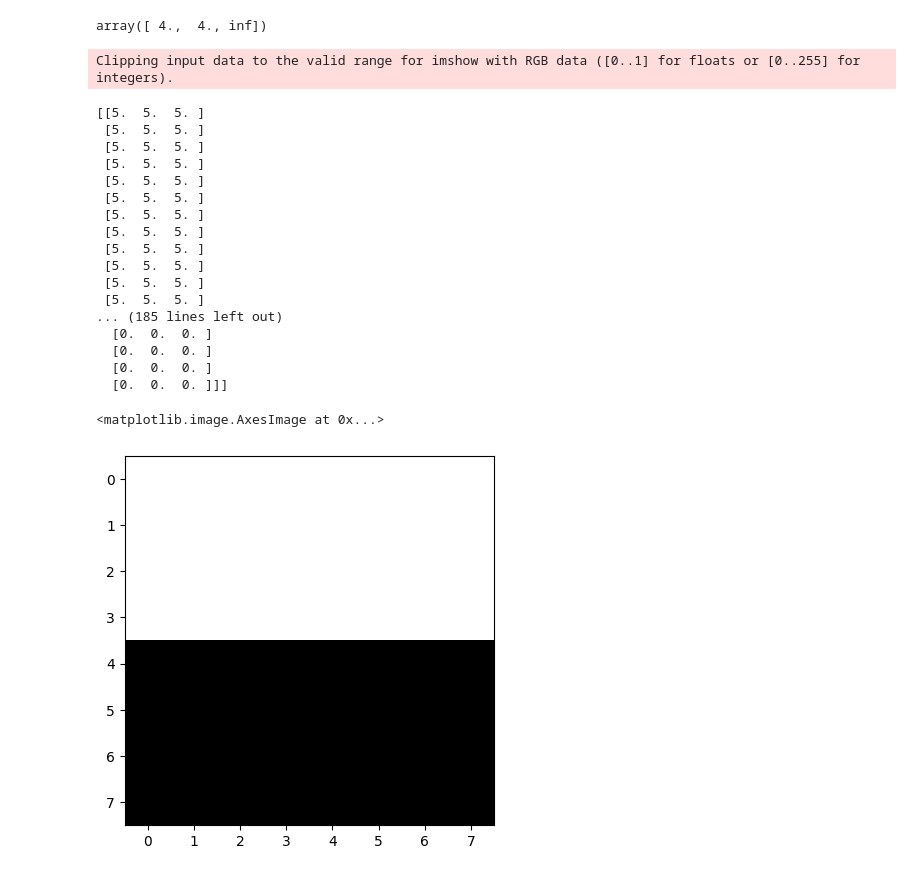
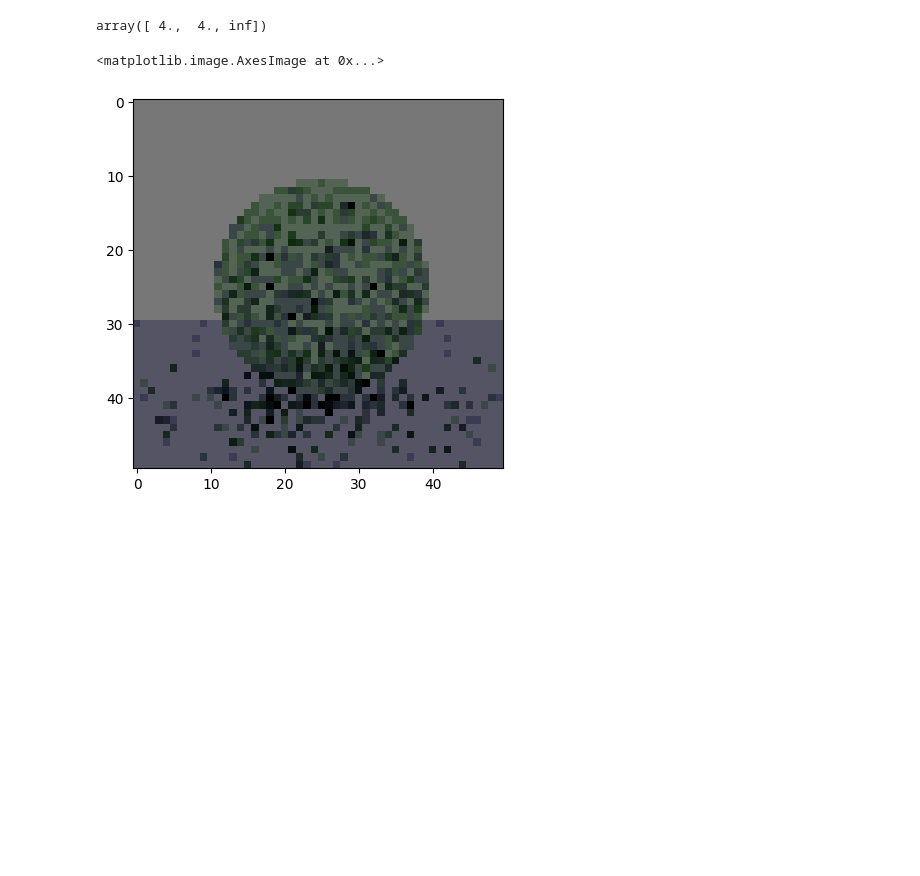
Before and after one commit to paul-pw/raytracing_python, a Jupyter notebook: ray_tracing.ipynb, the cells around one changed output. Drawn from its saved outputs; the diff is of its cells as text; code cells hidden in the pictures; blank space fills up the shorter version.

```diff
--- a/ray_tracing.ipynb
+++ b/ray_tracing.ipynb
@@ -435,12 +435,14 @@ class Camera:
     def __init__(self, imageSize: ImageSize) -> None:
         assert 0 < imageSize.width and 0 < imageSize.height, f"image cant have negative Dimestions, was {imageSize}"
         self.imageSize = imageSize
+        self.unitPerPixel = np.sqrt(
+            self.imageSize.width ** 2 + self.imageSize.height ** 2)
         self.sensorPosition = np.array([1, 0, 0])
         self.aperturePosition = np.array([0, 0, 0])
 
     def getRays(self) -> npt.NDArray[np.float64]:
-        x = np.linspace(-1, 1, self.imageSize.width)
-        y = np.linspace(-1, 1, self.imageSize.height)
+        x = (-self.imageSize.width/2 + np.arange(self.imageSize.width))/self.unitPerPixel
+        y = (-self.imageSize.height/2 + np.arange(self.imageSize.height))/self.unitPerPixel
         xx, yy = np.meshgrid(x, y)
         grid = np.array([np.zeros(xx.shape), xx, yy])
         # this is the sensor Plane
@@ -455,7 +457,7 @@ class Camera:
         return rays.transpose((1, 0, 2))
 
 
-rays = Camera(ImageSize(2, 2)).getRays()
+rays = Camera(ImageSize(8, 8)).getRays()
 print(rays)
 # %% [output]
 [[[ 0.          0.          0.        ]
@@ -511,14 +519,13 @@ class Circle(Object):
 
         # take the smallest t or 0 if t<0
         tn = np.minimum(t1,t2)
-        tn = np.where(tn >= 0, tn, np.maximum(t1,t2))
-        tn = np.where(tn>=0, tn, np.inf)
-
+        tn = np.where(tn >= 0.0, tn, np.maximum(t1,t2))
+        tn = np.where(tn <= 0.0, np.inf, tn)
         t[filter] = tn
         return t
 
     def getNormal(self, point: Vec):
-        return normalizeVector(ray.at(point) - self.center)
+        return normalizeVector(point - self.center)
 
 
 
@@ -561,38 +568,18 @@ class Emissive(Material):
         location = np.array([np.inf, np.inf, np.inf])
         return np.array([location, direction, self.color])
 # %%
-#def render(camera: Camera, objects: list[Object]):
-#    img = np.zeros((camera.imageSize.width, camera.imageSize.height, 3))
-#    for x in range(camera.imageSize.width):
-#        for y in range(camera.imageSize.height):
-#            ray = camera._getRay(x, y)
-#            for i in range(7):
-#                hits = []
-#                for obj in objects:
-#                    hit = obj.hit(ray)
-#                    if hit is not None:
-#                        hits.append(hit)
-#                if len(hits) == 0:
-#                    img[x, y] = [0, 0, 0]
-#                    break
-#                criticalHit = min(hits, key=lambda hit: hit[0])
-#                point = ray.at(criticalHit.t)
-#                ray = criticalHit.material.outRay(
-#                    ray, criticalHit.normal, point)
-#                if all(map(lambda x: x == 0, ray.direction)):
-#                    break
-#            img[x, y] = ray.color
-#    return img
-
 def bounce(rays, objects ,bounces):
     colors = np.full((rays.shape[0], 3),0.0)
+    rayCount = rays.shape[0]
 
     if(bounces)<=0:
         return colors
     bounces -= 1
 
+    if(rayCount<=0):
+        return np.array([0,0,0])
+
     # important vars
-    rayCount = rays.shape[0]
     raysT= rays.transpose((1, 0, 2))
     locations = raysT[0]
     directions= raysT[1]
@@ -604,6 +591,8 @@ def bounce(rays, objects ,bounces):
     # filter out all rays that hit nothing
     dontHitWorld = np.any(hits != np.inf, axis=1)
     rays = rays[dontHitWorld]
+    locations = locations[dontHitWorld]
+    directions = directions[dontHitWorld]
     hits = hits[dontHitWorld]
     hitIndexes = hits.argmin(axis=1)
 
@@ -614,6 +603,7 @@ def bounce(rays, objects ,bounces):
     materials = [obj.material for obj in objects]
     normals = [obj.getNormal(hitPoint)
                for obj, hitPoint in zip(objects, hitPoints)]
+
 
     # get new rays from materials
     ret = np.asarray([material.outRay(ray, normal, hitPoint) for material,
@@ -622,56 +612,36 @@ def bounce(rays, objects ,bounces):
     locations = retT[0]
     directions = retT[1]
 
     # get the colors from the rays
     colors[dontHitWorld] = retT[2]
 
     # find all rays where location[0] == np.inf
     rayFilter = np.any(locations != np.inf, axis=1)
     locations = locations[rayFilter]
     directions = directions[rayFilter]
     rays = np.array([locations, directions])
     rays = rays.transpose((1,0,2))
 
-    print(colors)
     colors[rayFilter] *= bounce(rays, objects, bounces)
     return colors
 
 
 def render(camera: Camera, objects: list[Object], bounces):
     rays = camera.getRays()
     img = bounce(rays, objects, bounces)
     img = img.reshape((camera.imageSize.width, camera.imageSize.height,3))
     return img
 
-camera = Camera(ImageSize(8, 8))
+camera = Camera(ImageSize(50, 50))
 objects: list[Object] = [Circle(np.array([50, 0, 0]), 10, Diffuse([0.5, 0.7, 0.5])),
                          Circle(np.array([0, 5000, 0]),
                                 4990, Diffuse([0.5, 0.5, 0.7])),
-                         Circle(np.array([0, 0, 0]), 5000, Emissive([5.0, 5.0, 5.0]))]
+                         Circle(np.array([0, 0, 0]), 5000, Emissive([5, 5, 5]))]
 
-img = render(camera, objects, 3)
-img = img
-print(img)
+img = render(camera, objects, 10)
+img = img/50
 img = np.sqrt(img*2.2)  # Gamma 2.2
 plt.imshow(img)
 # %% [output]
-Clipping input data to the valid range for imshow with RGB data ([0..1] for floats or [0..255] for integers).
+<matplotlib.image.AxesImage at 0x...>
-[[5.  5.  5. ]
- [5.  5.  5. ]
- [5.  5.  5. ]
- [5.  5.  5. ]
- [5.  5.  5. ]
- [5.  5.  5. ]
- [5.  5.  5. ]
- [5.  5.  5. ]
- [5.  5.  5. ]
- [5.  5.  5. ]
- [5.  5.  5. ]
- [5.  5.  5. ]
-... (185 lines left out)
-  [0.  0.  0. ]
-  [0.  0.  0. ]
-  [0.  0.  0. ]
-  [0.  0.  0. ]]]
-<matplotlib.image.AxesImage at 0x...>
-[figure, old version]
+[figure, new version]
```
Also changed, not shown: parts of 1 cell of this notebook.
